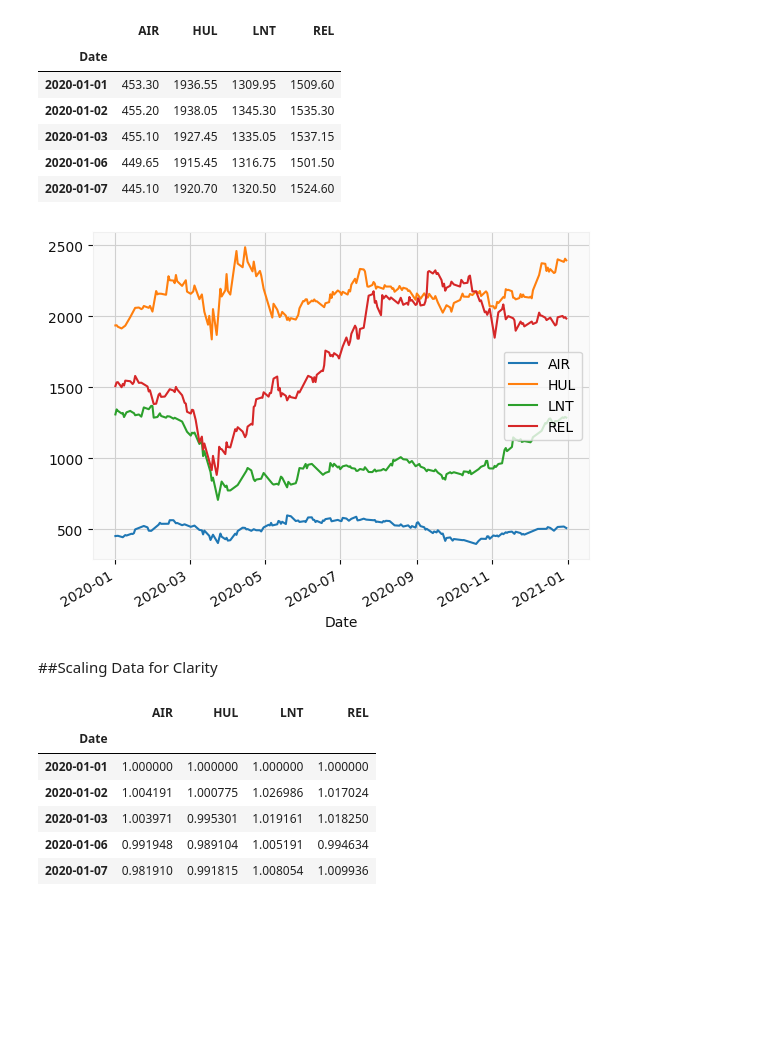
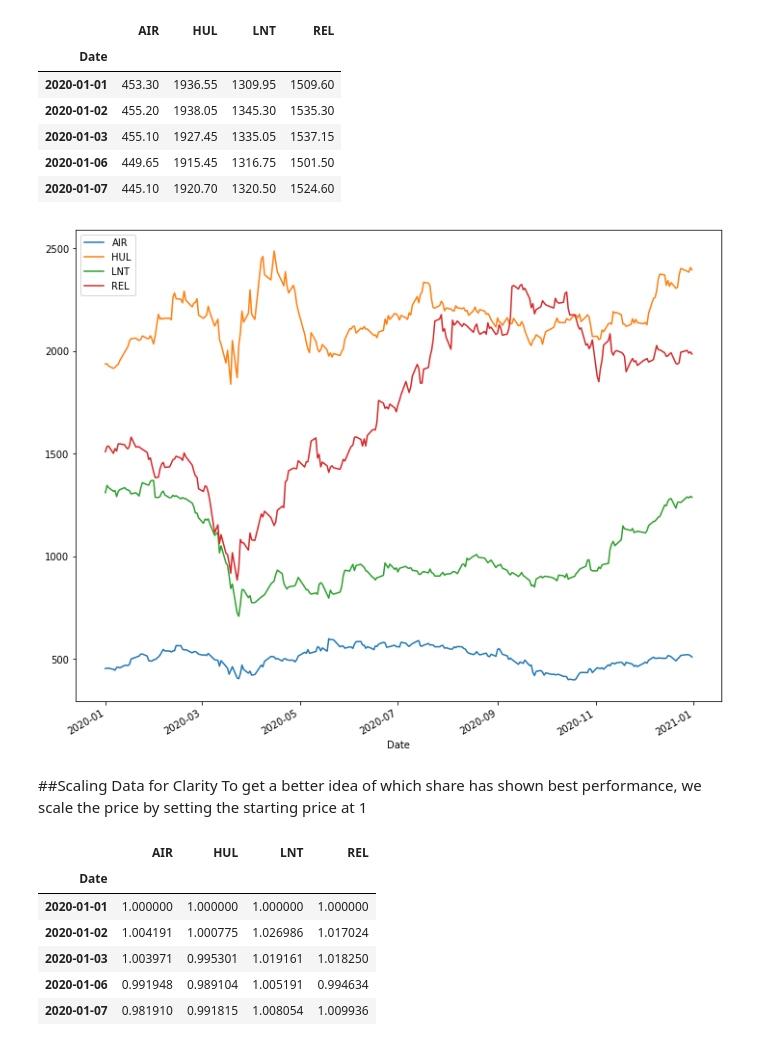
Before and after one commit to Praxis-QR/PythonForManagers, a Jupyter notebook: Sharemarket_Technical_Analysis.ipynb, the cells around one changed output. Saved outputs shown, nothing was run; the diff lists cells and outputs as text; code cells hidden in the pictures; blank space fills up the shorter version.

Commit message:
Get NSE data and create Technical Charts

```diff
--- a/Sharemarket_Technical_Analysis.ipynb
+++ b/Sharemarket_Technical_Analysis.ipynb
@@ -136,12 +141,15 @@ df.head()
 | 2020-01-03 | 455.10 | 1927.45 | 1335.05 | 1537.15 |
 | 2020-01-06 | 449.65 | 1915.45 | 1316.75 | 1501.50 |
 | 2020-01-07 | 445.10 | 1920.70 | 1320.50 | 1524.60 |
-# %%
-df.plot();
-# %% [output]
-[figure, removed]
-# %% [markdown]
-##Scaling Data for Clarity
+# %%
+# Plot closing price data for four companies
+#
+df.plot(figsize = (12,10));
+# %% [output]
+[figure, added]
+# %% [markdown]
+##Scaling Data for Clarity
+To get a better idea of which share has shown best performance, we scale the price by setting the starting price at 1
 # %%
 df['AIR'] = df['AIR']/df['AIR'][0]
 df['HUL'] = df['HUL']/df['HUL'][0]
```
Also changed, not shown: parts of 33 cells of this notebook.
